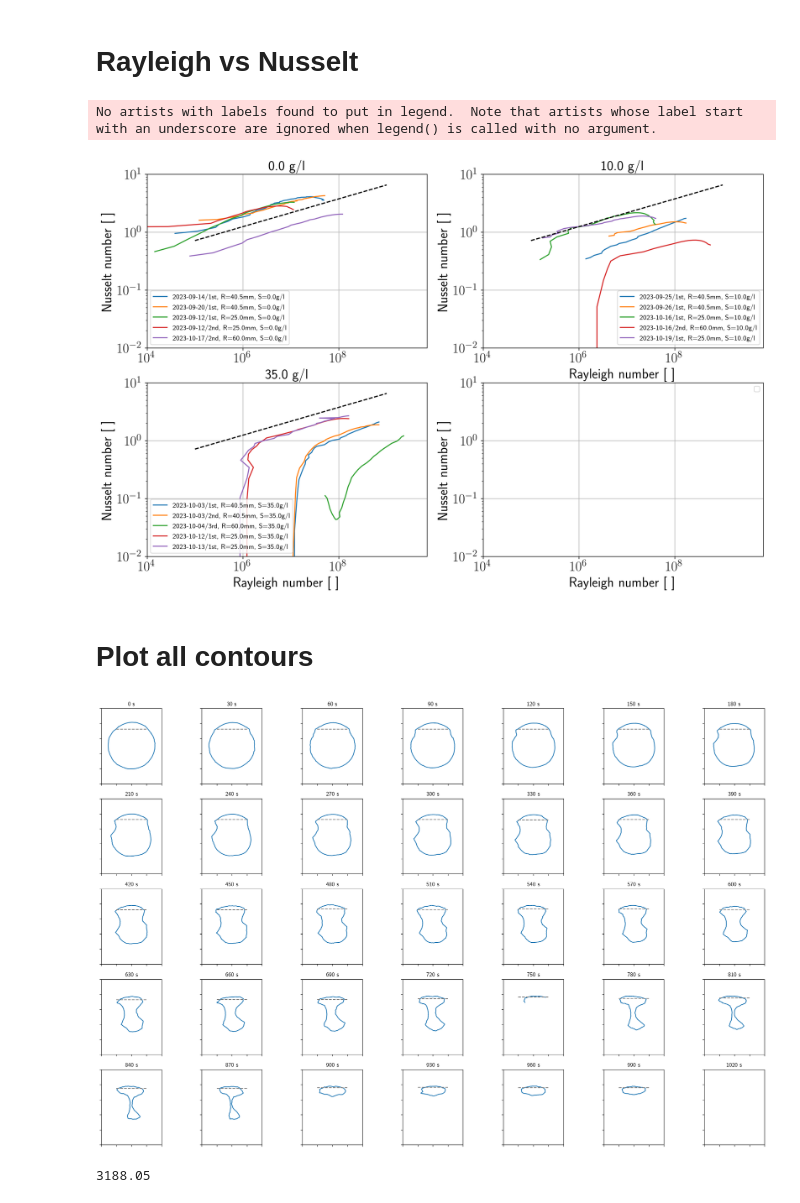
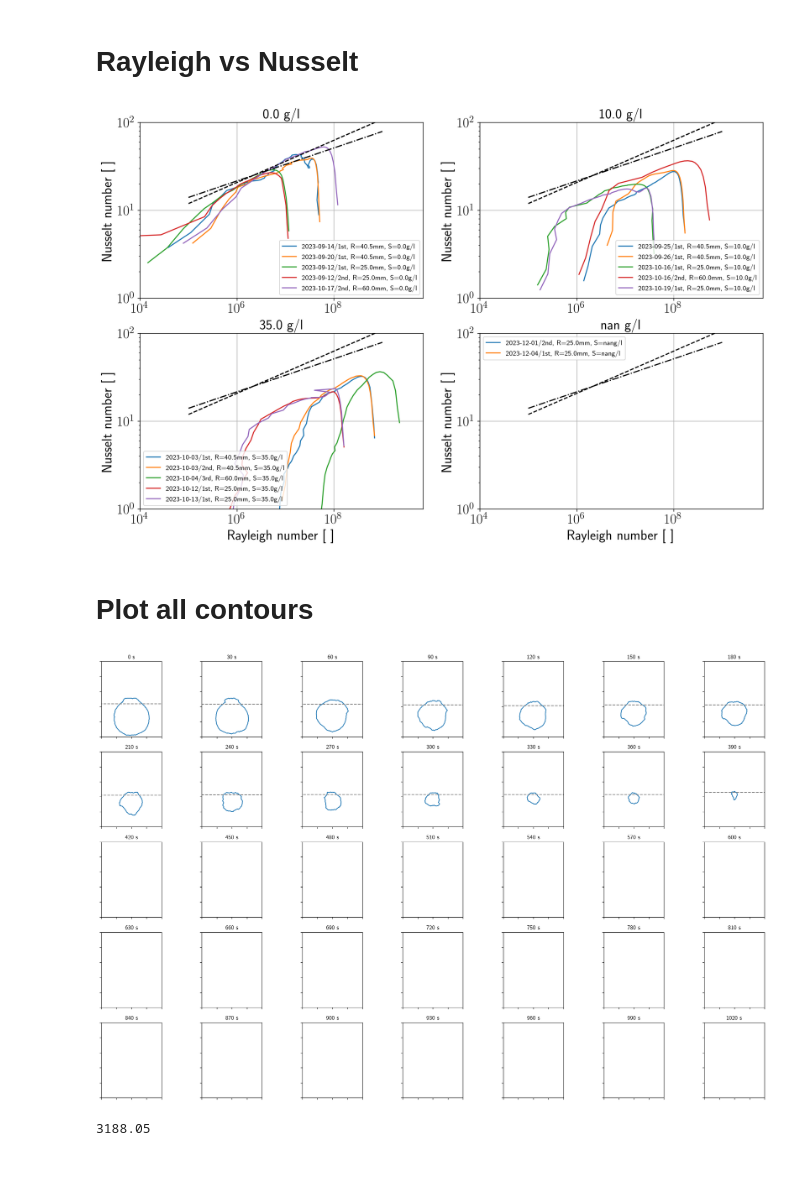
Before and after one commit to ebellincioni/floatingIce, a Jupyter notebook: 23-09-13_floating_dataAnalysis.ipynb, the cells around one changed output. Saved outputs shown, nothing was run; the diff lists cells and outputs as text; code cells hidden in the pictures; blank space fills up the shorter version.

```diff
--- a/23-09-13_floating_dataAnalysis.ipynb
+++ b/23-09-13_floating_dataAnalysis.ipynb
@@ -549,6 +541,8 @@ directory = '/Users/edoardo/Library/CloudStorage/OneDrive-UniversityofTwente/flo
 cylinders = ['2023-09-14/1st','2023-09-20/1st', '2023-09-12/1st','2023-09-12/2nd', '2023-10-17/2nd',# S=0
              '2023-09-25/1st','2023-09-26/1st','2023-10-16/1st','2023-10-16/2nd', '2023-10-19/1st',# S=10
              '2023-10-03/1st','2023-10-03/2nd','2023-10-04/3rd','2023-10-12/1st','2023-10-13/1st']# S=35
+
+from scipy.ndimage import gaussian_filter1d as gf1d
 
 plt.figure(figsize=(10,7),dpi=300)
 plt.rcParams['text.usetex'] = True
@@ -560,6 +554,7 @@ for ic,cylinder in enumerate(cylinders):
         contoursPATH.append(contour)
     contoursPATH = np.sort(contoursPATH)
     contours_per_shot = int(contoursPATH[1][-5]) - 1 # fraction of contours over number of shots
+    # print(contours_per_shot)
     info = np.genfromtxt(dirContours+'info',delimiter=',')
     exp_radius,exp_sal,exp_wt = info[1,1],info[1,0],np.mean((info[1,2],info[1,4]))
     #if exp_sal==35.: continue
@@ -593,33 +588,33 @@ for ic,cylinder in enumerate(cylinders):
 
     areas = np.array(areas)
     areas /= conversion
-    print(f'{exp_radius:.2e}',f'{np.sqrt(areas[0]/np.pi):.2e}')
+    print(f'check area:......{exp_radius:.2e}',f'{np.sqrt(areas[0]/np.pi):.2e}')
 
     if exp_radius==0.0405:
         x = contours_per_shot*10*np.arange(len(areas))
-        fit = np.poly1d(np.polyfit(x,areas,deg=3)/(10*contours_per_shot))
+        fit = np.poly1d(np.polyfit(x,areas,deg=4))
         areas_fit = fit(x)
-        Nusselt_numbers = Nu_areas(areas_fit,exp_wt,10*contours_per_shot)
+        Nusselt_numbers = Nu_areas(gf1d(areas,2,mode='wrap'),exp_wt,10*contours_per_shot)
         plt.plot(np.linspace(0,1,len(Nusselt_numbers)),Nusselt_numbers,
                  label=f'{cylinder}, R={exp_radius*1e3:.1f}mm, S={exp_sal}g/l') # one shot every 10 seconds
     elif exp_radius==0.025:
         x = contours_per_shot*10*np.arange(len(areas))
-        fit = np.poly1d(np.polyfit(x,areas,deg=3)/(10*contours_per_shot))
+        fit = np.poly1d(np.polyfit(x,areas,deg=4))
         areas_fit = fit(x)
-        Nusselt_numbers = Nu_areas(areas_fit,exp_wt,10*contours_per_shot)
+        Nusselt_numbers = Nu_areas(gf1d(areas,2),exp_wt,10*contours_per_shot)
         plt.plot(np.linspace(0,1,len(Nusselt_numbers)),Nusselt_numbers,
                  label=f'{cylinder}, R={exp_radius*1e3:.1f}mm, S={exp_sal}g/l') # one shot every 10 seconds
     elif exp_radius==0.06:
         x = contours_per_shot*30*np.arange(len(areas))
-        fit = np.poly1d(np.polyfit(x,areas,deg=3)/(30*contours_per_shot))
+        fit = np.poly1d(np.polyfit(x,areas,deg=4))
         areas_fit = fit(x)
-        Nusselt_numbers = Nu_areas(areas_fit,exp_wt,30*contours_per_shot)
+        Nusselt_numbers = Nu_areas(gf1d(areas,2),exp_wt,30*contours_per_shot)
         plt.plot(np.linspace(0,1,len(Nusselt_numbers)),Nusselt_numbers,
                  label=f'{cylinder}, R={exp_radius*1e3:.1f}mm, S={exp_sal}g/l') # one shot every 30 seconds
     del x,fit
 
 plt.grid()
-plt.legend()
+# plt.legend()
 plt.xlabel('normalised time [s]')
 plt.ylabel('Nusselt number [ ]')
 plt.title('Nusselt number scaling')
@@ -651,7 +646,8 @@ plt.show()
 directory = '/Users/edoardo/Library/CloudStorage/OneDrive-UniversityofTwente/floating/'
 cylinders = ['2023-09-14/1st','2023-09-20/1st', '2023-09-12/1st','2023-09-12/2nd', '2023-10-17/2nd',# S=0
              '2023-09-25/1st','2023-09-26/1st','2023-10-16/1st','2023-10-16/2nd', '2023-10-19/1st',# S=10
-             '2023-10-03/1st','2023-10-03/2nd','2023-10-04/3rd','2023-10-12/1st','2023-10-13/1st']# S=35
+             '2023-10-03/1st','2023-10-03/2nd','2023-10-04/3rd','2023-10-12/1st','2023-10-13/1st',# S=35
+             '2023-12-01/2nd','2023-12-04/1st']# D2O
 
 fig, ax = plt.subplots(nrows=2,ncols=2,figsize=(16,10),dpi=300)
 plt.rcParams['text.usetex'] = True
@@ -703,15 +699,14 @@ for ic,cylinder in enumerate(cylinders):
         axi = ax.flatten()[1]
     elif exp_sal == 35.:
         axi = ax.flatten()[2]
+    elif np.isnan(exp_sal):
+        axi = ax.flatten()[3]
 
     if exp_radius==0.0405:
         Rayleigh_numbers = Ra_salinity(radii,0,exp_wt,S=exp_sal)
 
         areas = np.pi*radii**2
-        x = contours_per_shot*10*np.arange(len(areas))
-        fit = np.poly1d(np.polyfit(x,areas,deg=3)/(10*contours_per_shot))
-        areas_fit = fit(x)
-        Nusselt_numbers = Nu_areas(areas_fit,exp_wt,10*contours_per_shot)
+        Nusselt_numbers = Nu_areas(gf1d(areas,4),exp_wt,10*contours_per_shot)
 
         axi.plot(Rayleigh_numbers,Nusselt_numbers,
                  label=f'{cylinder}, R={exp_radius*1e3:.1f}mm, S={exp_sal}g/l') # one shot every 10 seconds
@@ -719,52 +714,47 @@ for ic,cylinder in enumerate(cylinders):
         Rayleigh_numbers = Ra_salinity(radii,0,exp_wt,S=exp_sal)
 
         areas = np.pi*radii**2
-        x = contours_per_shot*10*np.arange(len(areas))
-        fit = np.poly1d(np.polyfit(x,areas,deg=3)/(10*contours_per_shot))
-        areas_fit = fit(x)
-        Nusselt_numbers = Nu_areas(areas_fit,exp_wt,10*contours_per_shot)
+        Nusselt_numbers = Nu_areas(gf1d(areas,4),exp_wt,10*contours_per_shot)
 
         axi.plot(Rayleigh_numbers,Nusselt_numbers,
                  label=f'{cylinder}, R={exp_radius*1e3:.1f}mm, S={exp_sal}g/l') # one shot every 10 seconds
     elif exp_radius==0.06:
         Rayleigh_numbers = Ra_salinity(radii,0,exp_wt,S=exp_sal)
 
         areas = np.pi*radii**2
-        x = contours_per_shot*10*np.arange(len(areas))
-        fit = np.poly1d(np.polyfit(x,areas,deg=3)/(30*contours_per_shot))
-        areas_fit = fit(x)
-        Nusselt_numbers = Nu_areas(areas_fit,exp_wt,30*contours_per_shot)
+        Nusselt_numbers = Nu_areas(gf1d(areas,4),exp_wt,30*contours_per_shot)
 
         axi.plot(Rayleigh_numbers,Nusselt_numbers,
                  label=f'{cylinder}, R={exp_radius*1e3:.1f}mm, S={exp_sal}g/l') # one shot every 30 seconds
+
     axi.set_title(f'{exp_sal} g/l',fontsize=20)
-    axi.plot(np.logspace(5,9,50),1.5*np.logspace(-1,2,50)**.32,linestyle='--',c='k')
+    axi.plot(np.logspace(5,9,50),25*np.logspace(-1,2,50)**.32,linestyle='--',c='k')
+    axi.plot(np.logspace(5,9,50),25*np.logspace(-1,2,50)**.25,linestyle='-.',c='k')
 
 for axi in ax.flatten():
 
     axi.grid()
     axi.legend()
     axi.set_ylabel('Nusselt number [ ]',fontsize=20)
     axi.set_xlabel('Rayleigh number [ ]',fontsize=20)
-    if axi == ax.flatten()[0]:
+    if axi == ax.flatten()[0] or axi == ax.flatten()[1]:
         axi.set_xlabel('')
 
     axi.set_yscale('log')
     axi.set_xlim(1e4,7e9)
     axi.set_xscale('log')
-    axi.set_ylim(1e-2,1e1)
+    axi.set_ylim(1e0,1e2)
 
     axi.tick_params(axis='x', labelsize=20)
     axi.tick_params(axis='y', labelsize=20)
 
 plt.show()
 # %% [output]
-No artists with labels found to put in legend.  Note that artists whose label start with an underscore are ignored when legend() is called with no argument.
-[figure, old version]
+[figure, new version]
 # %% [markdown]
 # Plot all contours
 # %%
-directory = '/Users/edoardo/Library/CloudStorage/OneDrive-UniversityofTwente/floating/2023-09-26/'
+directory = '/Users/edoardo/Library/CloudStorage/OneDrive-UniversityofTwente/floating/2023-12-04/'
 cylinders = ['1st']
 
 fig, ax = plt.subplots(nrows=5,ncols=7,figsize=(25,16))
@@ -795,12 +785,12 @@ for it,axi in enumerate(ax.flatten()):
     axi.set_xticklabels('')
     axi.set_yticklabels('')
     axi.set_title(f'{it*30} s')
-    axi.set_ylim(0,5000)
-    axi.set_xlim(-2000,2000)
+    axi.set_ylim(0,500)
+    axi.set_xlim(-200,200)
 
 plt.show()
 # %% [output]
-[figure, old version]
+[figure, new version]
 # %%
 min(contour[:,1])
 # %% [output]
```
Also changed, not shown: parts of 10 cells of this notebook, 1 other file.
